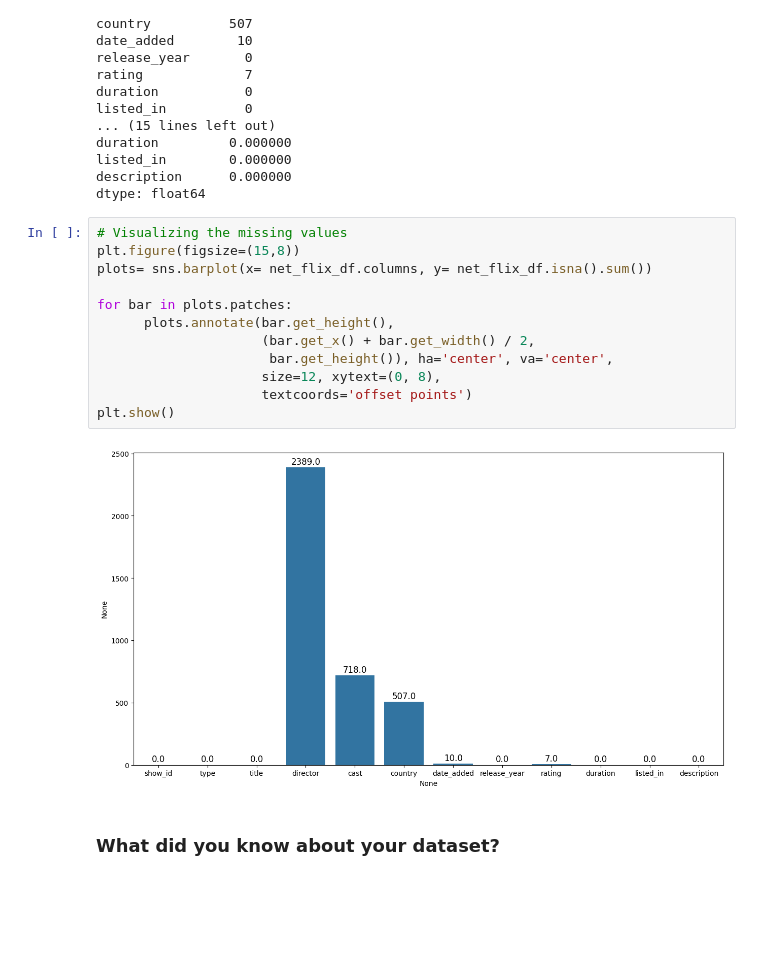
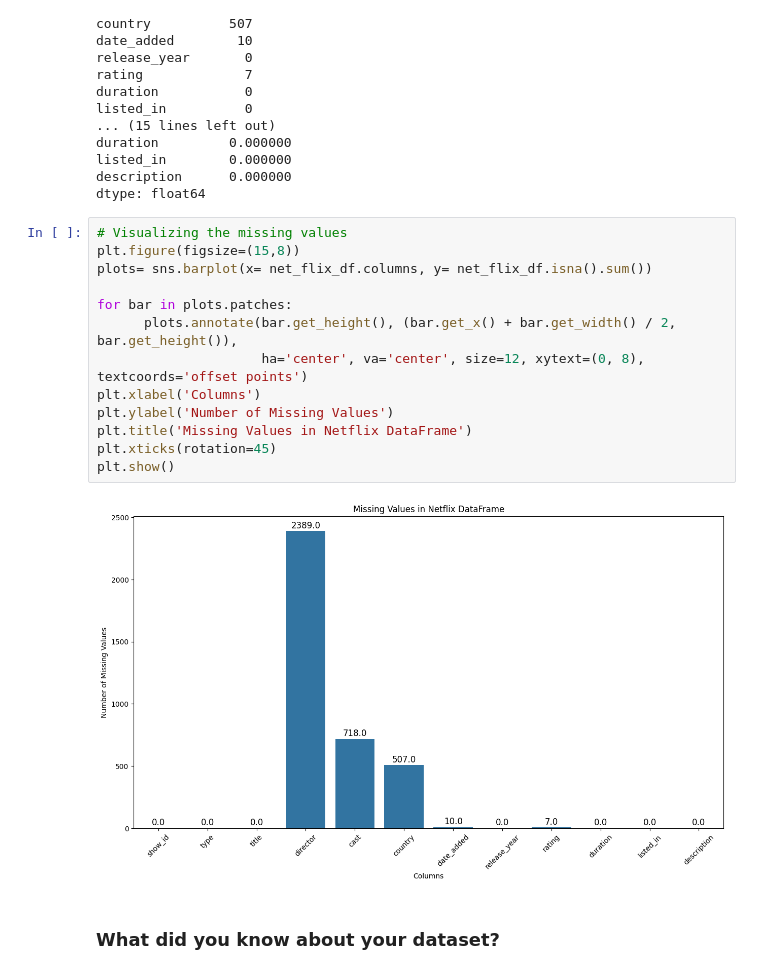
Before and after one commit to pande1sachin/Capstone-Project---Machine-Learning---Unsupervised-ML---Netflix-Movies-and-TV-Shows-Clustering, a Jupyter notebook: Individual_Copy_(Sachin_Pande)_|_Capstone_Project_|_Machine_Learning_Unsupervised_ML_Netflix_Movies_and_TV_Shows_Clustering.ipynb, the cells around one changed output. Saved outputs shown, nothing was run; the diff lists cells and outputs as text; blank space fills up the shorter version.

```diff
--- a/Individual_Copy_(Sachin_Pande)_|_Capstone_Project_|_Machine_Learning_Unsupervised_ML_Netflix_Movies_and_TV_Shows_Clustering.ipynb
+++ b/Individual_Copy_(Sachin_Pande)_|_Capstone_Project_|_Machine_Learning_Unsupervised_ML_Netflix_Movies_and_TV_Shows_Clustering.ipynb
@@ -258,17 +259,18 @@ dtype: float64
 # %%
 # Visualizing the missing values
 plt.figure(figsize=(15,8))
 plots= sns.barplot(x= net_flix_df.columns, y= net_flix_df.isna().sum())
 
 for bar in plots.patches:
-      plots.annotate(bar.get_height(),
-                     (bar.get_x() + bar.get_width() / 2,
-                      bar.get_height()), ha='center', va='center',
-                     size=12, xytext=(0, 8),
-                     textcoords='offset points')
+      plots.annotate(bar.get_height(), (bar.get_x() + bar.get_width() / 2, bar.get_height()),
+                     ha='center', va='center', size=12, xytext=(0, 8), textcoords='offset points')
+plt.xlabel('Columns')
+plt.ylabel('Number of Missing Values')
+plt.title('Missing Values in Netflix DataFrame')
+plt.xticks(rotation=45)
 plt.show()
 # %% [output]
-[figure, old version]
+[figure, new version]
 # %% [markdown]
 ### What did you know about your dataset?
 # %% [markdown]
```
Also changed, not shown: parts of 2 cells of this notebook.
